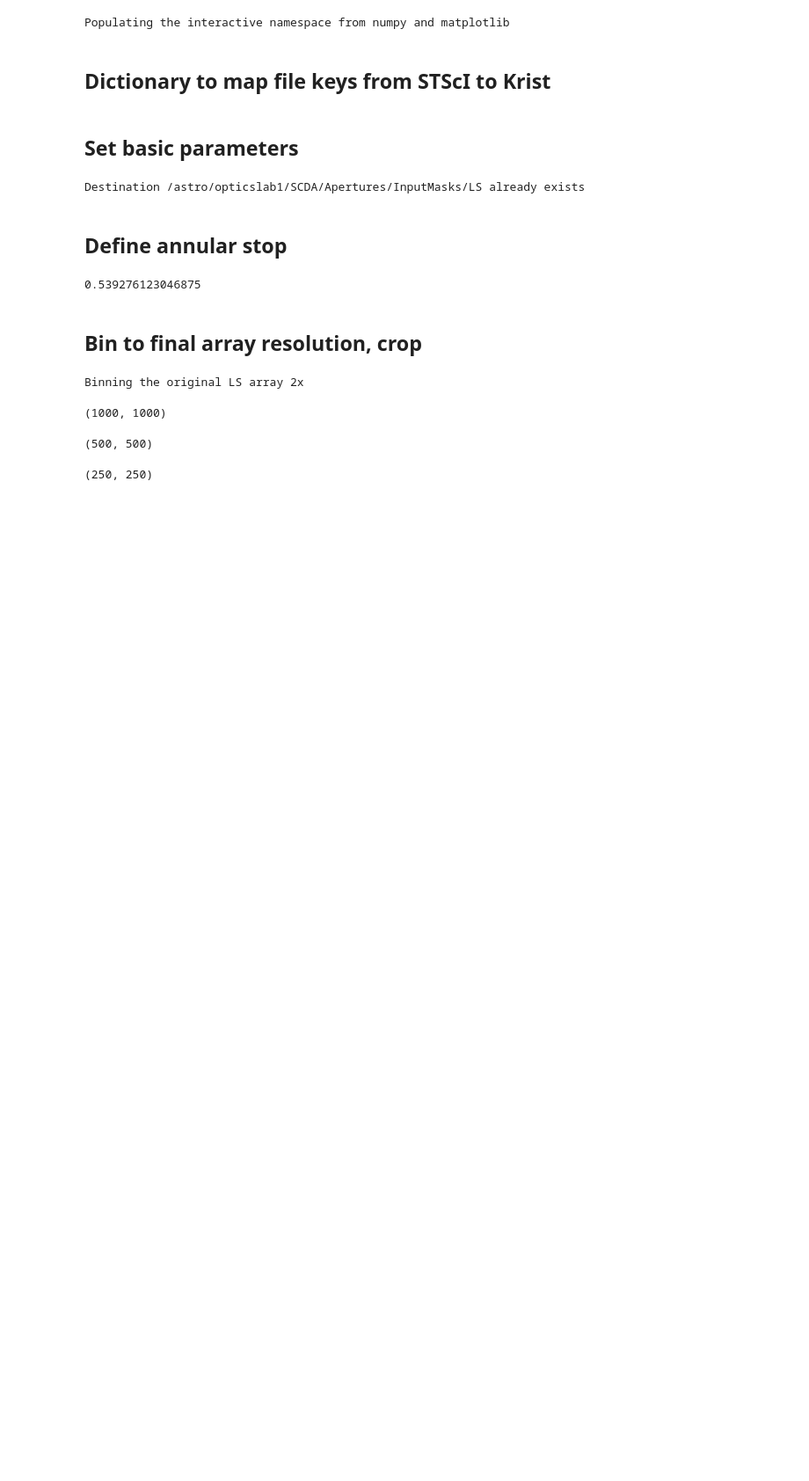
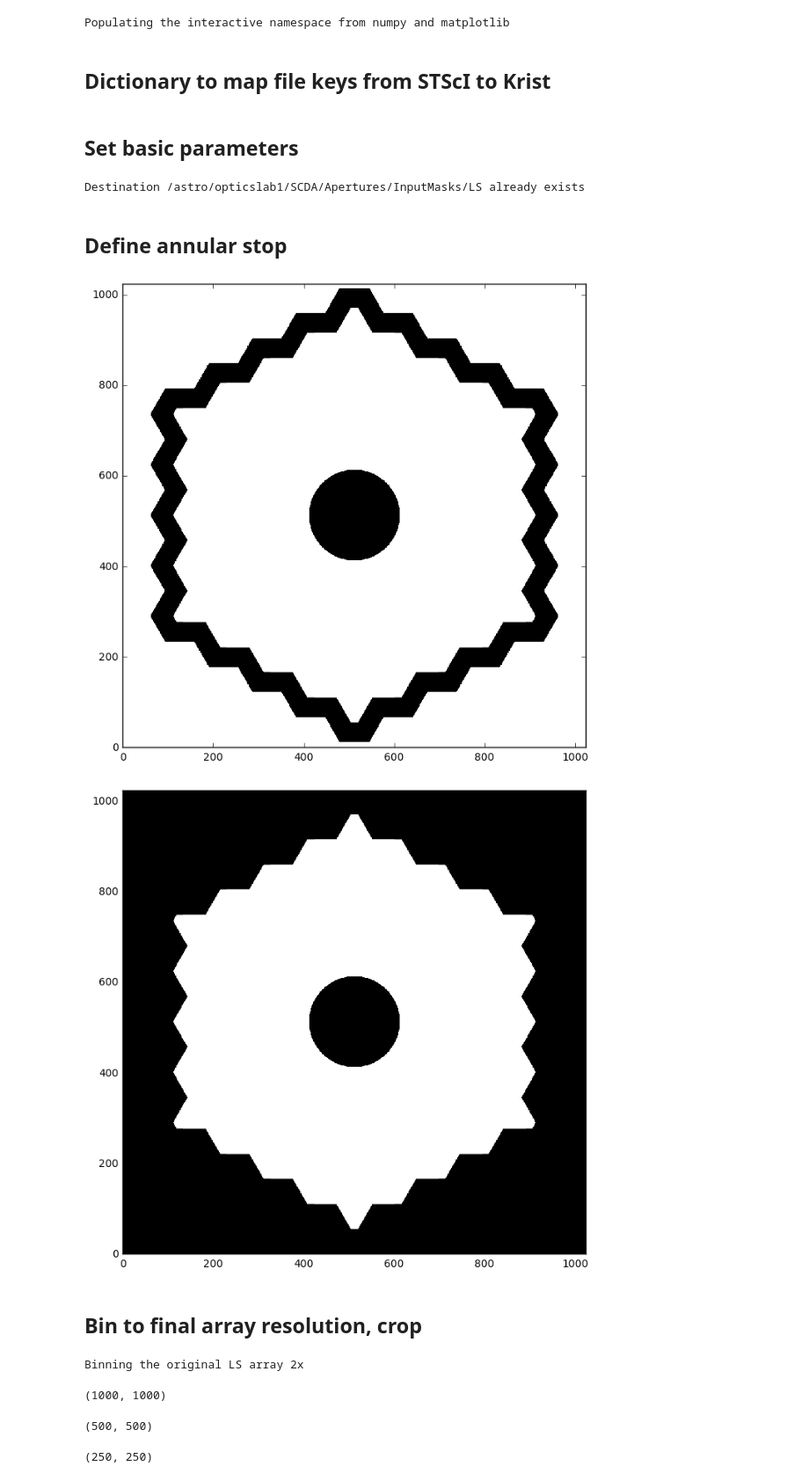
Before and after one commit to neilzim/SCDA, a Jupyter notebook: make_Lyotstop_obs0.ipynb, the cells around one changed output. Shown at 88% size. Drawn from its saved outputs; the diff is of its cells as text; code cells hidden in the pictures; blank space fills up the shorter version.

```diff
--- a/make_Lyotstop_obs0.ipynb
+++ b/make_Lyotstop_obs0.ipynb
@@ -71,38 +71,39 @@ elif shape in prim_key_map: # Lyot stop with outer edge tracing the aperture per
     [Xshifts, Yshifts] = np.meshgrid(shift_range, shift_range)
     allowed_shifts = np.less_equal(Xshifts**2 + Yshifts**2, max_shift**2)
     XYshifts_allowed = zip(Xshifts[allowed_shifts], Yshifts[allowed_shifts])
     nogap_prim = np.zeros(prim.shape)
     for (xshift,yshift) in XYshifts_allowed:
         shift = skimage.transform.SimilarityTransform(translation=(xshift,yshift))
         prim_shifted = skimage.transform.warp(prim, shift, order=1)
         nogap_prim = np.logical_or(nogap_prim, prim_shifted)
     perim = np.ndarray.astype(nogap_prim, np.float)
     # Define the undersized stop outer edge based on a shift-and-multiply padding loop
     w = D*(1. - outD)/2
     XYshifts_allowed = [(-w,0), (+w,0),
                         (+w*np.sin(np.pi/6),+w*np.cos(np.pi/6)), (-w*np.sin(np.pi/6),+w*np.cos(np.pi/6)),
                         (+w*np.sin(np.pi/6),-w*np.cos(np.pi/6)), (-w*np.sin(np.pi/6),-w*np.cos(np.pi/6))]
     padded_perim = np.ones(perim.shape)
     for (xshift,yshift) in XYshifts_allowed:
         shift = skimage.transform.SimilarityTransform(translation=(xshift,yshift))
         perim_shifted = skimage.transform.warp(perim, shift, order=1)
         padded_perim *= perim_shifted
     Lyot_stop = padded_perim.copy()
     # define inner, circular edge
     inside_ann = np.less_equal(Xs**2 + Ys**2, (inD*D/2)**2)
     Lyot_stop[inside_ann] = 0.
-    plt.figure(figsize=(16,16))
+    plt.figure(figsize=(8,8))
     plt.imshow(Lyot_stop - perim)
+    plt.figure(figsize=(8,8))
+    plt.imshow(Lyot_stop)
 else:
     inside_ann = np.less_equal(Xs**2 + Ys**2, (inD*D/2)**2)
     outside_ann = np.greater_equal(Xs**2 + Ys**2, (outD*D/2)**2)
     Lyot_stop = np.ones((L,L))
     Lyot_stop[inside_ann] = 0.
     Lyot_stop[outside_ann] = 0.
+# %% [output]
+[figure, added]
+[figure, added]
-# %%
-np.sum(Lyot_stop)/L**2
-# %% [output]
-0.539276123046875
 # %% [markdown]
 ## Bin to final array resolution, crop
 # %%
```
Also changed, not shown: parts of 5 cells of this notebook.
